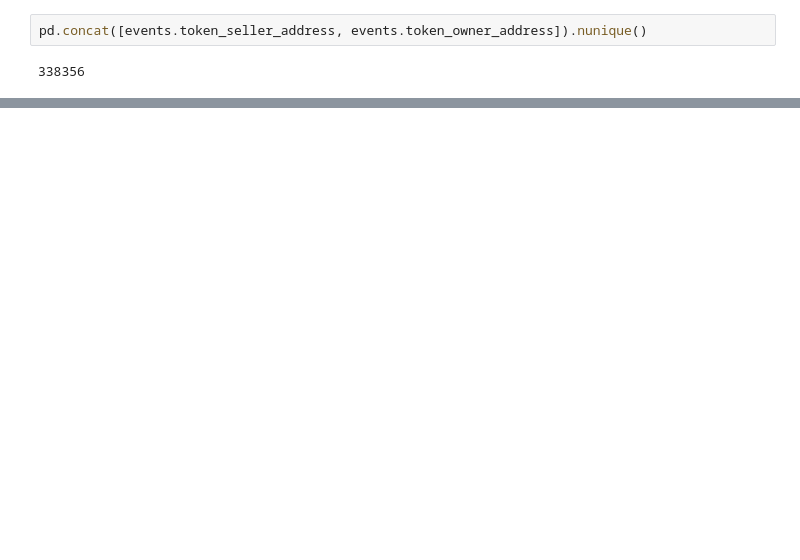
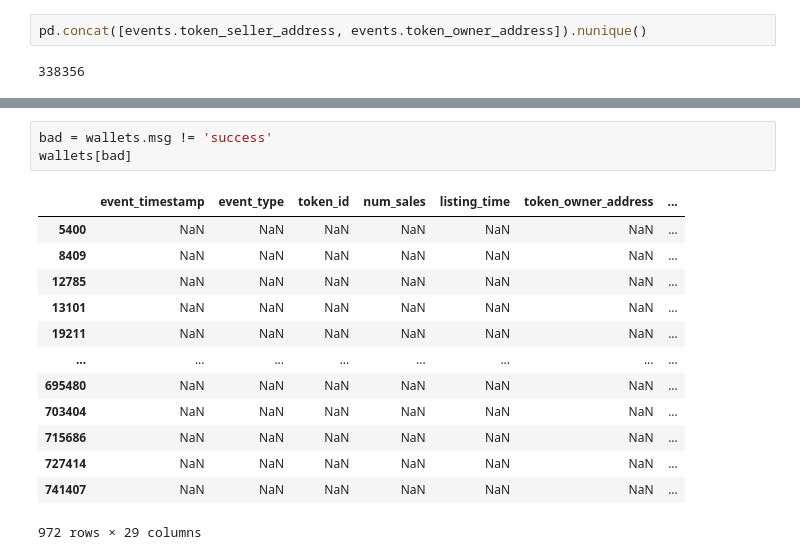
Before and after one commit to lawrence009/OpenSea_EDA, a Jupyter notebook: opeansea_events_eda.ipynb, the cells around one changed output, grey strips where cells are left out. Saved outputs shown, nothing was run; the diff lists cells and outputs as text; blank space fills up the shorter version.

```diff
--- a/opeansea_events_eda.ipynb
+++ b/opeansea_events_eda.ipynb
@@ -160,0 +192,17 @@ pd.concat([events.token_seller_address, events.token_owner_address]).nunique()
+# %%
+bad = wallets.msg != 'success'
+wallets[bad]
+# %% [output]
+|  | event_timestamp | event_type | token_id | num_sales | listing_time | token_owner_address | ... |
+| 5400 | NaN | NaN | NaN | NaN | NaN | NaN | ... |
+| 8409 | NaN | NaN | NaN | NaN | NaN | NaN | ... |
+| 12785 | NaN | NaN | NaN | NaN | NaN | NaN | ... |
+| 13101 | NaN | NaN | NaN | NaN | NaN | NaN | ... |
+| 19211 | NaN | NaN | NaN | NaN | NaN | NaN | ... |
+| ... | ... | ... | ... | ... | ... | ... | ... |
+| 695480 | NaN | NaN | NaN | NaN | NaN | NaN | ... |
+| 703404 | NaN | NaN | NaN | NaN | NaN | NaN | ... |
+| 715686 | NaN | NaN | NaN | NaN | NaN | NaN | ... |
+| 727414 | NaN | NaN | NaN | NaN | NaN | NaN | ... |
+| 741407 | NaN | NaN | NaN | NaN | NaN | NaN | ... |
+972 rows × 29 columns
```
Also changed, not shown: parts of 22 cells of this notebook.
